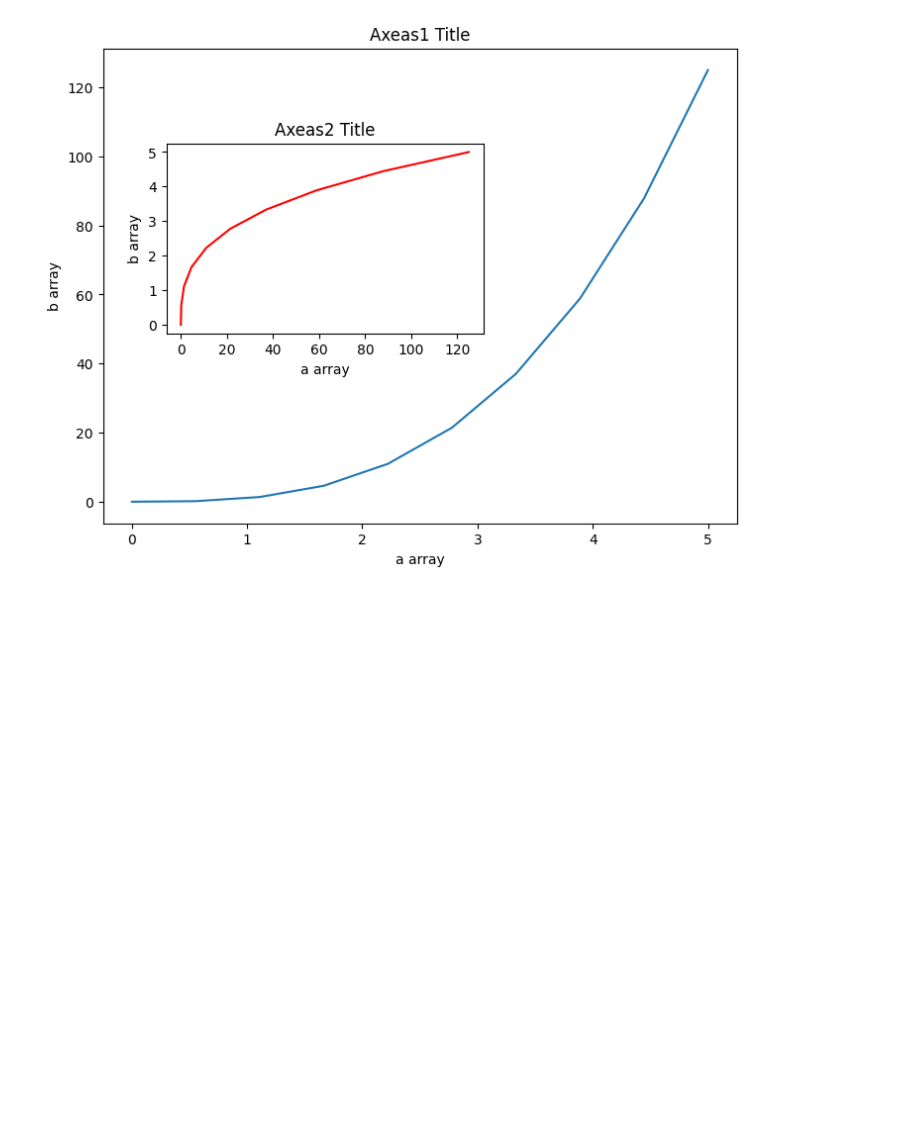
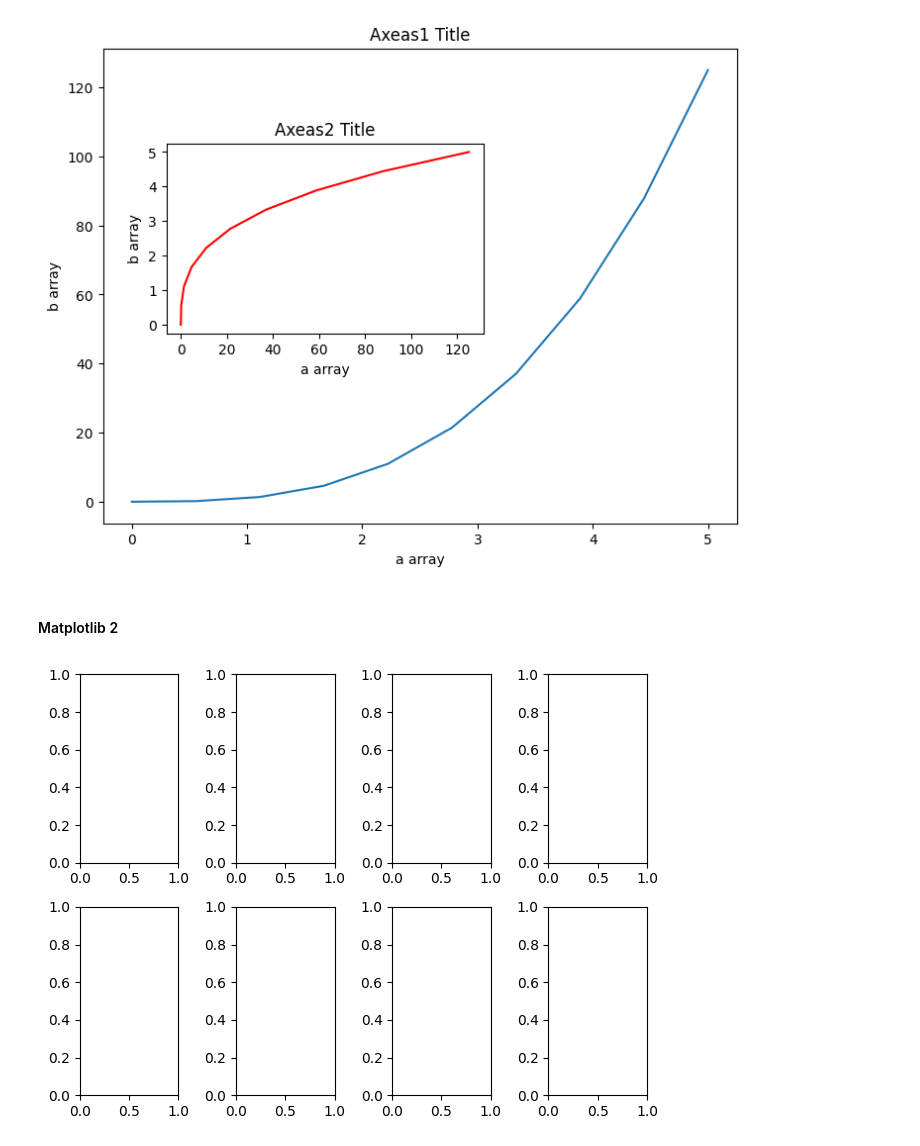
Before and after one commit to KRATOSru/data-scien-basic, a Jupyter notebook: matplotlib/part_1.ipynb, the cells around one changed output. Cells and saved outputs as stored; diff of their text form; code cells hidden in the pictures; blank space fills up the shorter version.

Commit message:
matplotlib part 3

```diff
--- a/matplotlib/part_1.ipynb
+++ b/matplotlib/part_1.ipynb
@@ -91,3 +91,11 @@ axes2.set_title('Axeas2 Title')
 # %% [output]
 Text(0.5, 1.0, 'Axeas2 Title')
 [figure]
+# %% [markdown]
+#### Matplotlib 2
+# %%
+figure, axes = plt.subplots(nrows=2, ncols=4)
+plt.tight_layout()
+# axes.plot(a, b)
+# %% [output]
+[figure, added]
```
Also changed, not shown: parts of 12 cells of this notebook, 1 other file.
